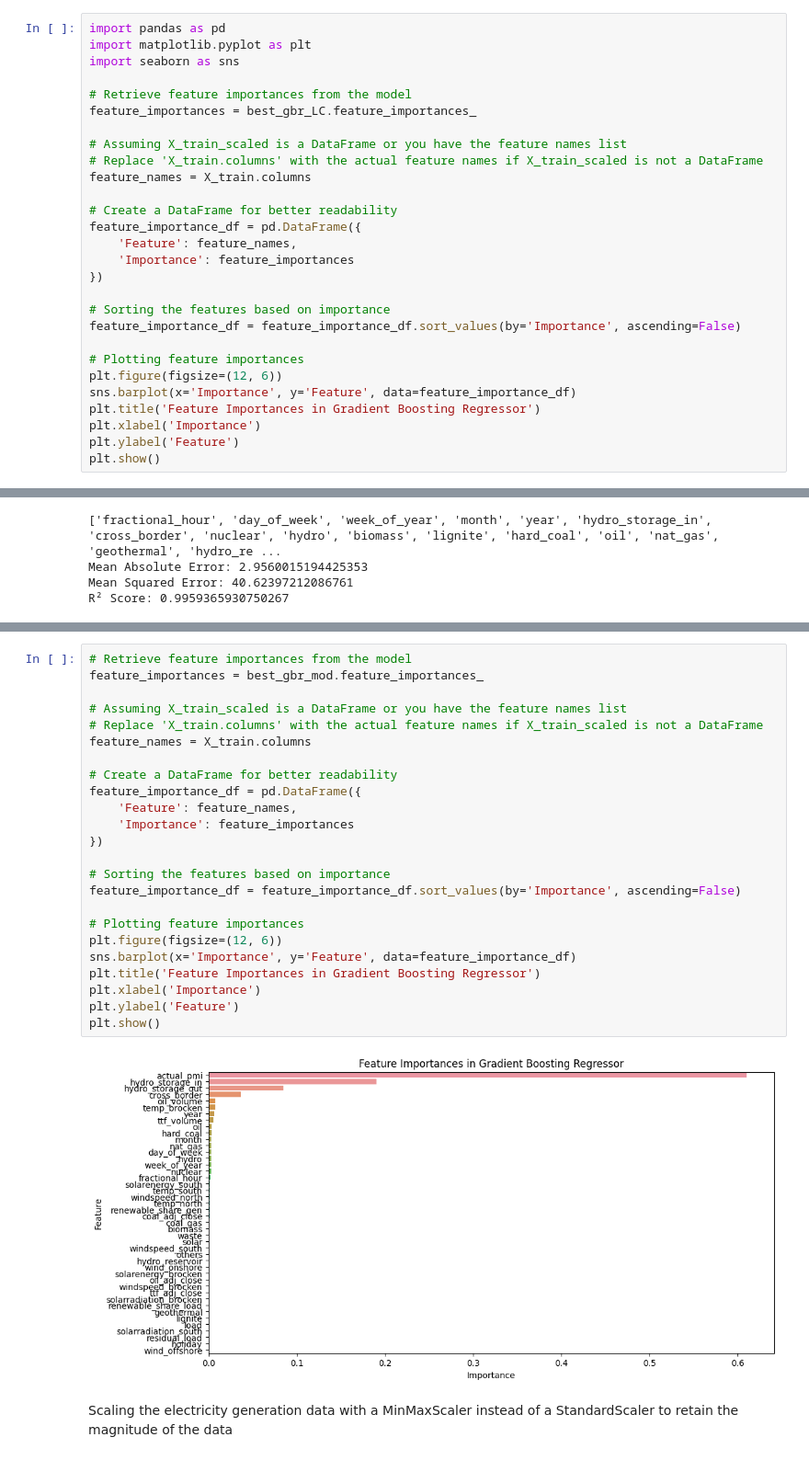
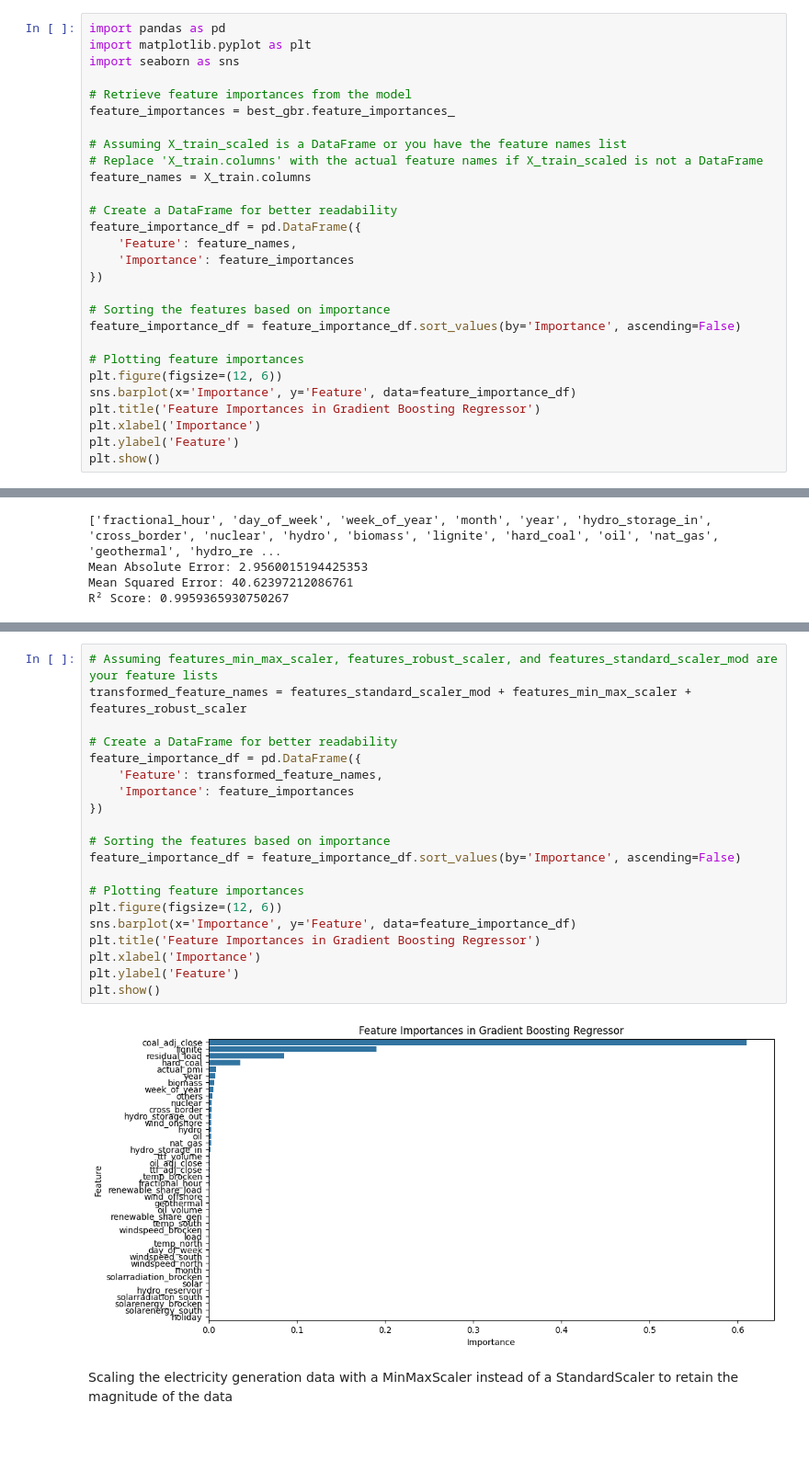
Before and after one commit to fabianzott/electricity_price_pred, a Jupyter notebook: main/ml/GBR_model_eval_scale.ipynb, the cells around one changed output, grey strips where cells are left out. Shown at 92% size. Saved outputs shown, nothing was run; the diff lists cells and outputs as text.

```diff
--- a/main/ml/GBR_model_eval_scale.ipynb
+++ b/main/ml/GBR_model_eval_scale.ipynb
@@ -202,7 +247,7 @@ import matplotlib.pyplot as plt
 import seaborn as sns
 
 # Retrieve feature importances from the model
-feature_importances = best_gbr_LC.feature_importances_
+feature_importances = best_gbr.feature_importances_
 
 # Assuming X_train_scaled is a DataFrame or you have the feature names list
 # Replace 'X_train.columns' with the actual feature names if X_train_scaled is not a DataFrame
@@ -301,29 +345,25 @@ plt.legend()
 # %%
-# Retrieve feature importances from the model
-feature_importances = best_gbr_mod.feature_importances_
-
-# Assuming X_train_scaled is a DataFrame or you have the feature names list
-# Replace 'X_train.columns' with the actual feature names if X_train_scaled is not a DataFrame
-feature_names = X_train.columns
+# Assuming features_min_max_scaler, features_robust_scaler, and features_standard_scaler_mod are your feature lists
+transformed_feature_names = features_standard_scaler_mod + features_min_max_scaler + features_robust_scaler
 
 # Create a DataFrame for better readability
 feature_importance_df = pd.DataFrame({
-    'Feature': feature_names,
+    'Feature': transformed_feature_names,
     'Importance': feature_importances
 })
 
 # Sorting the features based on importance
 feature_importance_df = feature_importance_df.sort_values(by='Importance', ascending=False)
 
 # Plotting feature importances
 plt.figure(figsize=(12, 6))
 sns.barplot(x='Importance', y='Feature', data=feature_importance_df)
 plt.title('Feature Importances in Gradient Boosting Regressor')
 plt.xlabel('Importance')
 plt.ylabel('Feature')
 plt.show()
 # %% [output]
-[figure, old version]
+[figure, new version]
 # %% [markdown]
 Scaling the electricity generation data with a MinMaxScaler instead of a StandardScaler to retain the magnitude of the data
 # %%
```
Also changed, not shown: parts of 17 cells of this notebook, 1 other file.
